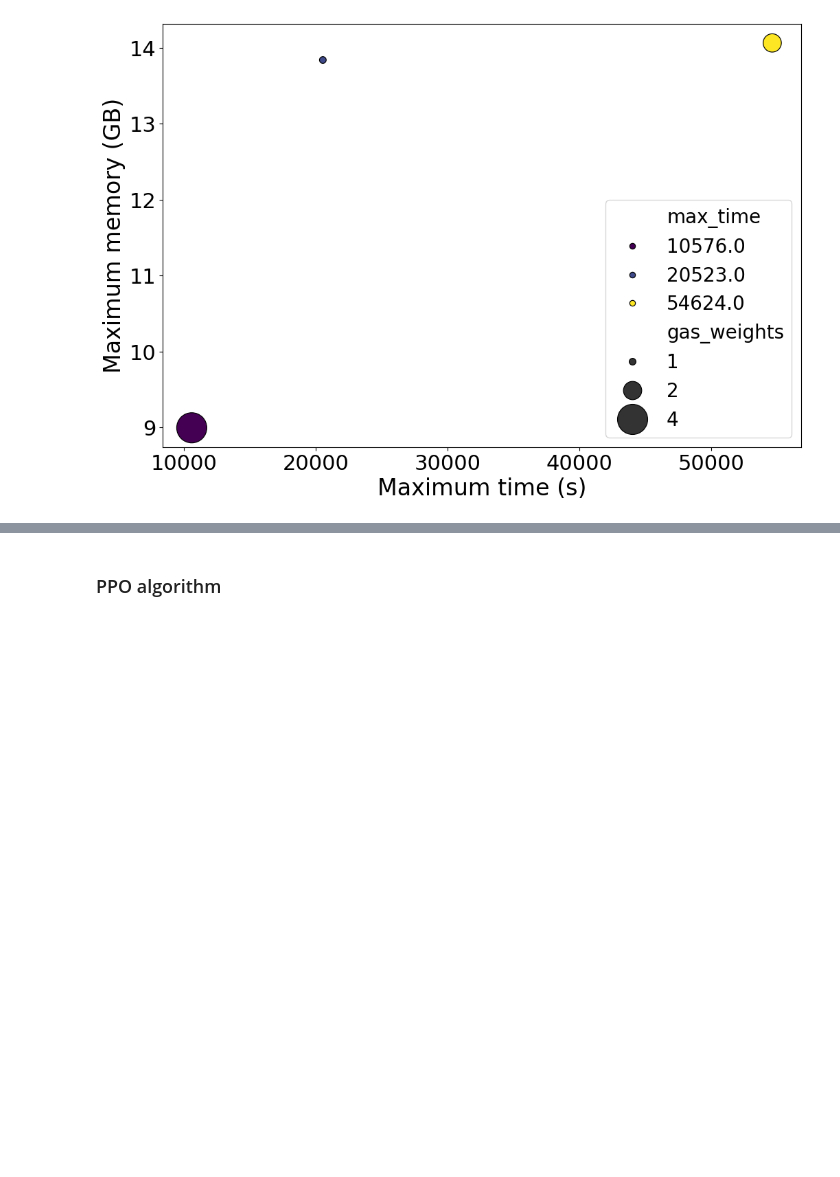
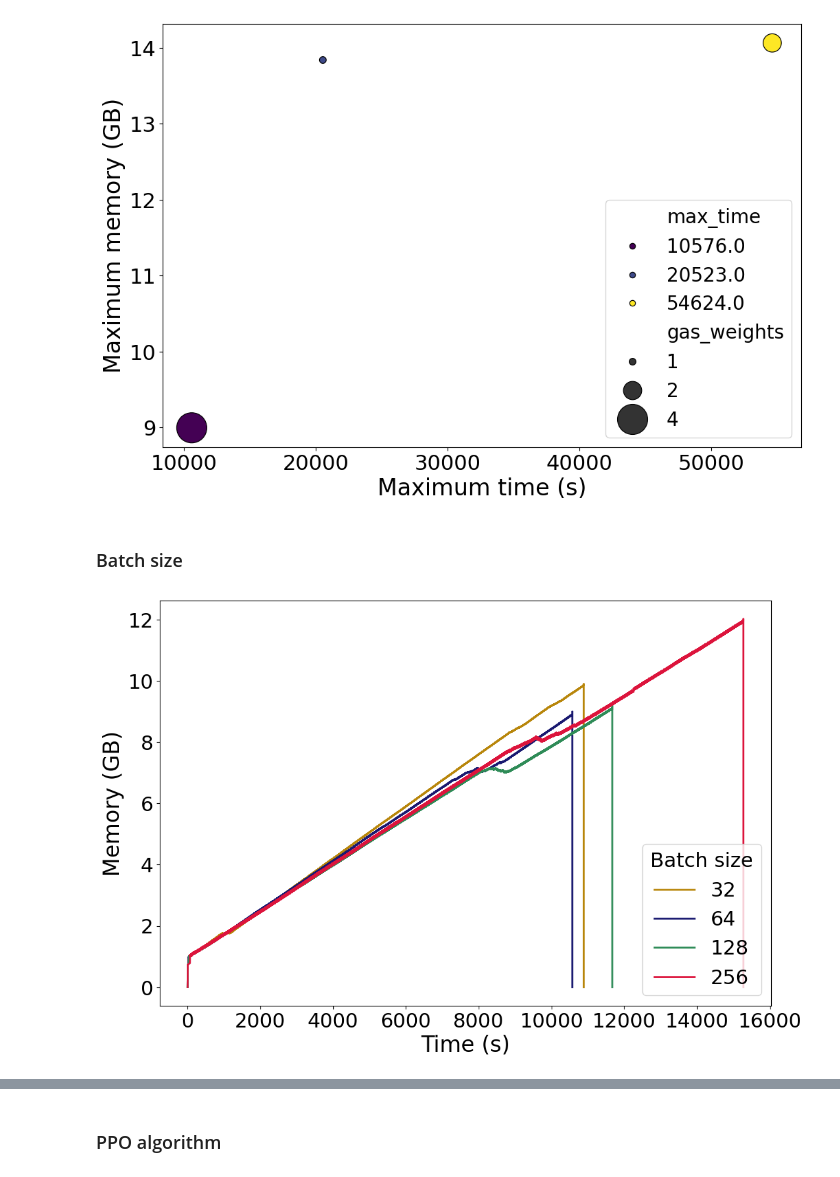
Before and after one commit to albert-queralto/car_racing_rl, a Jupyter notebook: notebooks/resources.ipynb, the cells around one changed output, grey strips where cells are left out. Saved outputs shown, nothing was run; the diff lists cells and outputs as text; code cells hidden in the pictures; blank space fills up the shorter version.

Commit message:
added batch size analysis

```diff
--- a/notebooks/resources.ipynb
+++ b/notebooks/resources.ipynb
@@ -133,3 +133,41 @@ plt.legend(fontsize=20, loc='lower right')
 plt.show()
 # %% [output]
 [figure]
+# %% [markdown]
+### Batch size
+# %%
+path_7 = r"/home/docker/car_racing/models/DQN/DQN_9" # batch size  32
+path_8 = r"/home/docker/car_racing/models/DQN/DQN_10" # batch size 128
+path_9 = r"/home/docker/car_racing/models/DQN/DQN_11" # batch size 256
+# %%
+file_bs32 = os.path.join(path_7, "mprofile_20240403152156.dat")
+file_bs128 = os.path.join(path_8, "mprofile_20240403185904.dat")
+file_bs256 = os.path.join(path_9, "mprofile_20240404053614.dat")
+# %%
+df_bs32 = pd.read_csv(file_bs32, sep=' ', header=0)
+df_bs128 = pd.read_csv(file_bs128, sep=' ', header=0)
+df_bs256 = pd.read_csv(file_bs256, sep=' ', header=0)
+# %%
+df_list = [df_bs32, df_bs128, df_bs256]
+for frame in df_list:
+    frame.drop(frame.columns[0], axis=1, inplace=True)
+    frame.columns = ['memory', 'time']
+    frame['time'] = frame['time'] - frame['time'][0]
+    frame['memory'] = frame['memory'] / 1000
+# %%
+df_list = [df_bs32, df_0001, df_bs128, df_bs256]
+colors = ['darkgoldenrod', 'midnightblue', 'seagreen', 'crimson']
+labels = ['32', '64', '128', '256']
+
+plt.figure(figsize=(12, 8))
+for i, frame in enumerate(df_list):
+    plt.plot(frame['time'], frame['memory'], color=colors[i], label=labels[i], linewidth=2)
+
+plt.xlabel('Time (s)', fontsize=24)
+plt.ylabel('Memory (GB)', fontsize=24)
+plt.xticks(fontsize=22)
+plt.yticks(fontsize=22)
+plt.legend(fontsize=22, loc='lower right', title='Batch size', title_fontsize=22)
+plt.show()
+# %% [output]
+[figure, added]
```
Also changed, not shown: parts of 7 cells of this notebook.
